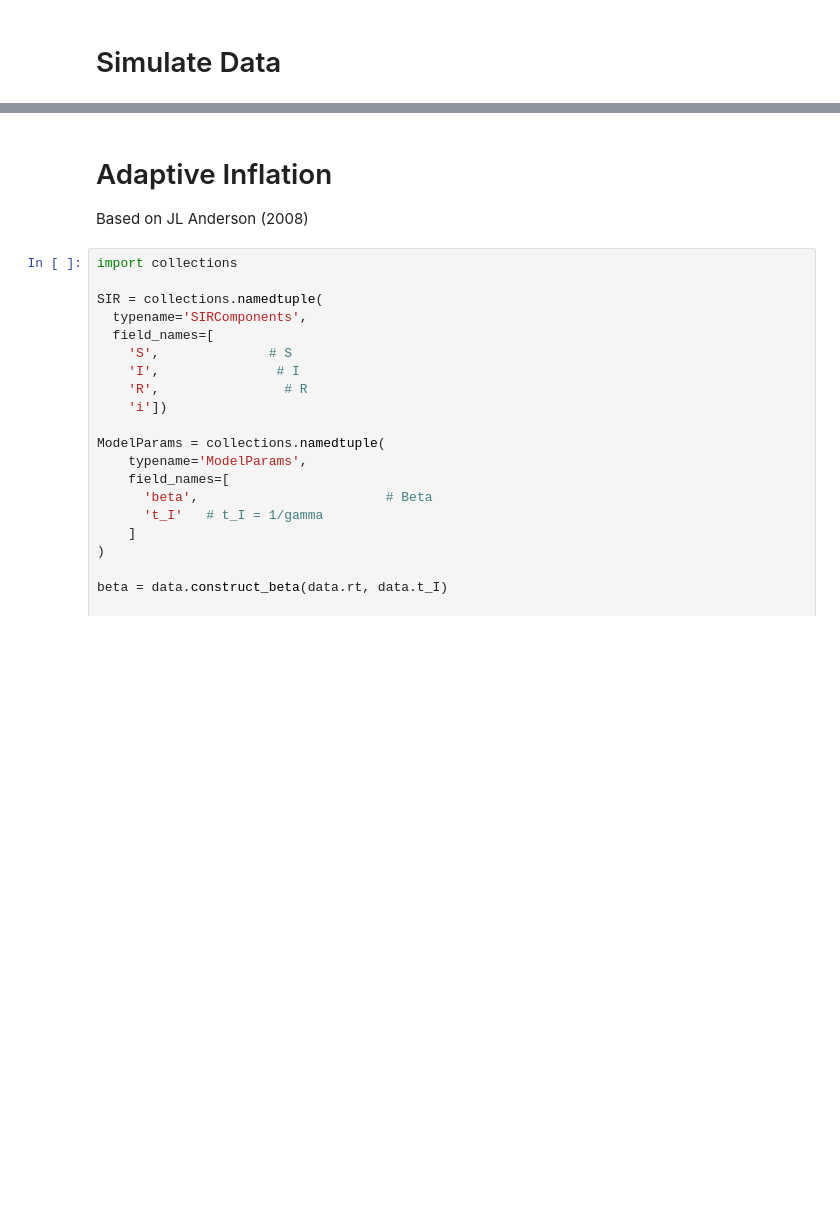
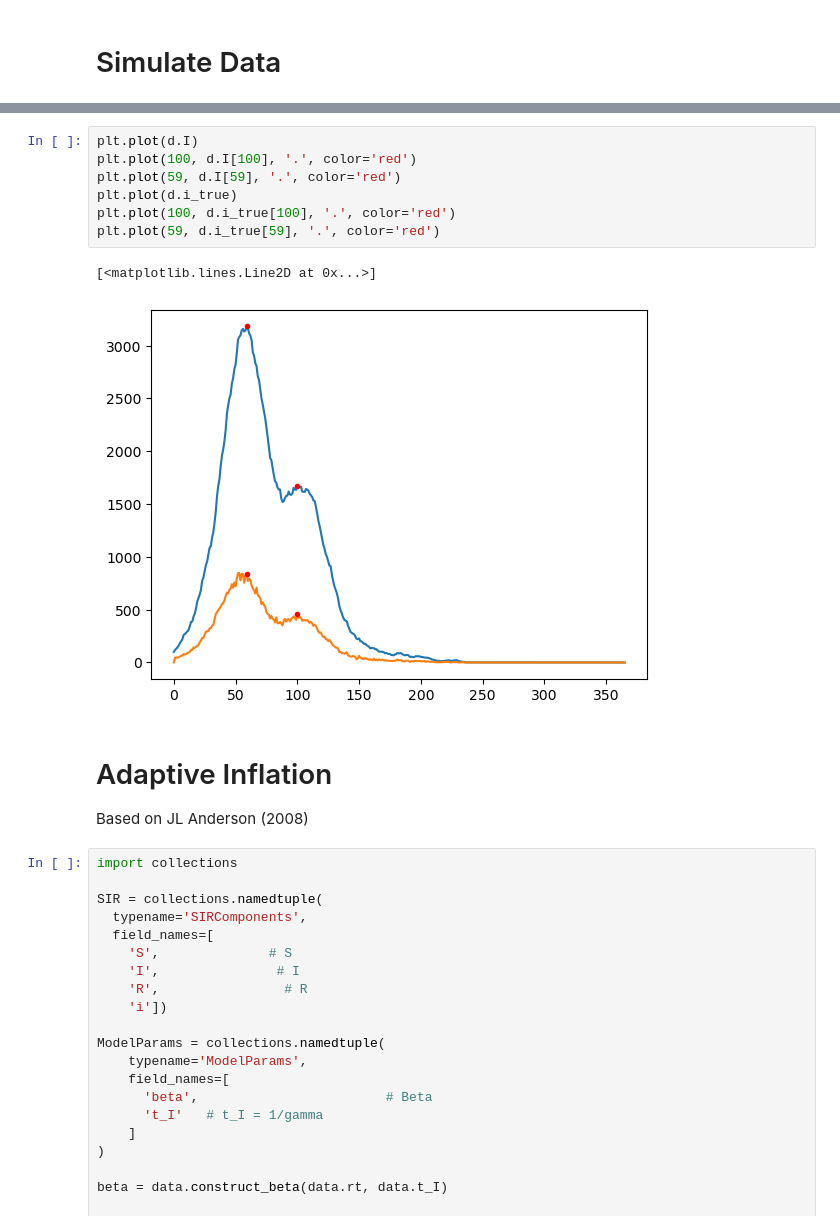
Before and after one commit to hwunrow/epykalman, a Jupyter notebook: sandbox/adaptive_inflation.ipynb, the cells around one changed output, grey strips where cells are left out. Cells and saved outputs as stored; diff of their text form; blank space fills up the shorter version.

```diff
--- a/sandbox/adaptive_inflation.ipynb
+++ b/sandbox/adaptive_inflation.ipynb
@@ -43,3 +183,13 @@ data.plot_all()
+# %%
+plt.plot(d.I)
+plt.plot(100, d.I[100], '.', color='red')
+plt.plot(59, d.I[59], '.', color='red')
+plt.plot(d.i_true)
+plt.plot(100, d.i_true[100], '.', color='red')
+plt.plot(59, d.i_true[59], '.', color='red')
+# %% [output]
+[<matplotlib.lines.Line2D at 0x...>]
+[figure, added]
 # %% [markdown]
 # Adaptive Inflation
 Based on JL Anderson (2008)
```
Also changed, not shown: parts of 56 cells of this notebook, 1 other file.
